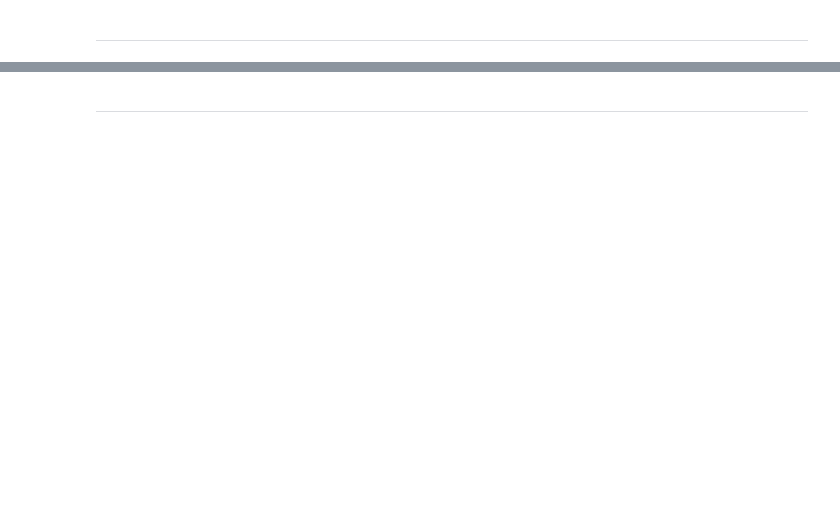
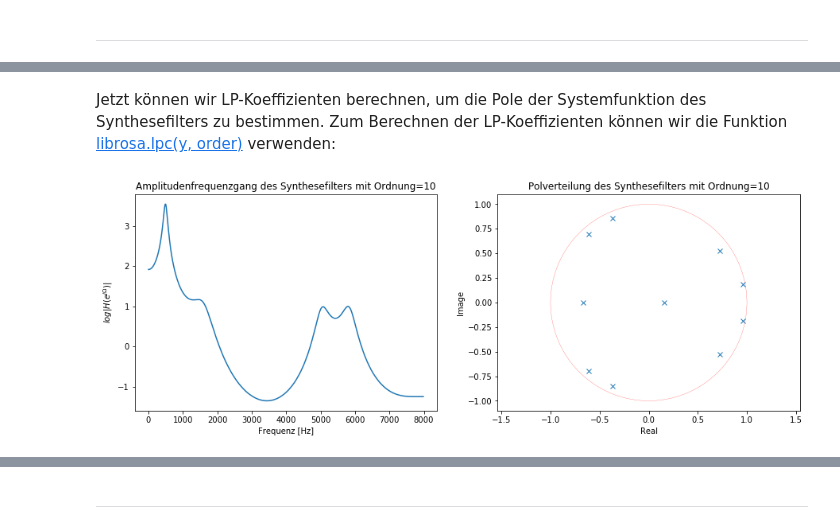
Before and after one commit to TUD-STKS/tud-sv, a Jupyter notebook: Thema-2-Messung der Übertragungsfunktion/2.2 - LPC.ipynb, the cells around one changed output, grey strips where cells are left out. Saved outputs shown, nothing was run; the diff lists cells and outputs as text; code cells hidden in the pictures; blank space fills up the shorter version.

```diff
--- a/Thema-2-Messung der Übertragungsfunktion/2.2 - LPC.ipynb
+++ b/Thema-2-Messung der Übertragungsfunktion/2.2 - LPC.ipynb
@@ -92,0 +199,29 @@ Umgekehrt lässt sich das Fehlersignal $e(k)$ durch die Filterung von $y(k)$ mit
+# %% [markdown]
+Jetzt können wir LP-Koeffizienten berechnen, um die Pole der Systemfunktion des Synthesefilters zu bestimmen. Zum Berechnen der LP-Koeffizienten können wir die Funktion [librosa.lpc(y, order)](https://librosa.org/doc/latest/generated/librosa.lpc.html) verwenden:
+# %%
+'''
+Beispiel: Die LP-Koeffizienten des /a/-Segments berechnen und die Frequenzgang bzw. Polverteilung des Synthesefilters aufzeichnen
+'''
+N = 10                                            # Modellordnung
+b, a = [1], librosa.lpc(a_segment, N)             # LP-Koeffizienten bestimmen
+fH_Hz, H = scipy.signal.freqz(b, a, fs=fs_Hz)     # Amplitudenfrequenzgang
+z, p, k = scipy.signal.tf2zpk(b, a)               # Null-Pol Verteilung
+
+# Graphische Darstellung
+plt.subplot(121)
+plt.title('Amplitudenfrequenzgang des Synthesefilters mit Ordnung=%d' %N)
+plt.xlabel('Frequenz [Hz]')
+plt.ylabel('$log|H(e^{jΩ})|$')
+plt.plot(fH_Hz, np.log(np.abs(H)))
+plt.subplot(122)
+plt.title('Polverteilung des Synthesefilters mit Ordnung=%d' %N)
+plt.xlabel('Real')
+plt.ylabel('Image')
+theta = np.arange(0, 2*np.pi, 0.01)
+plt.plot(np.cos(theta), np.sin(theta), c='r', lw=0.2)
+plt.plot(np.real(p), np.imag(p), 'x')
+plt.axis("equal")
+plt.gcf().set_size_inches(15, 5)
+plt.show()
+# %% [output]
+[figure, added]
```
Also changed, not shown: parts of 12 cells of this notebook.
